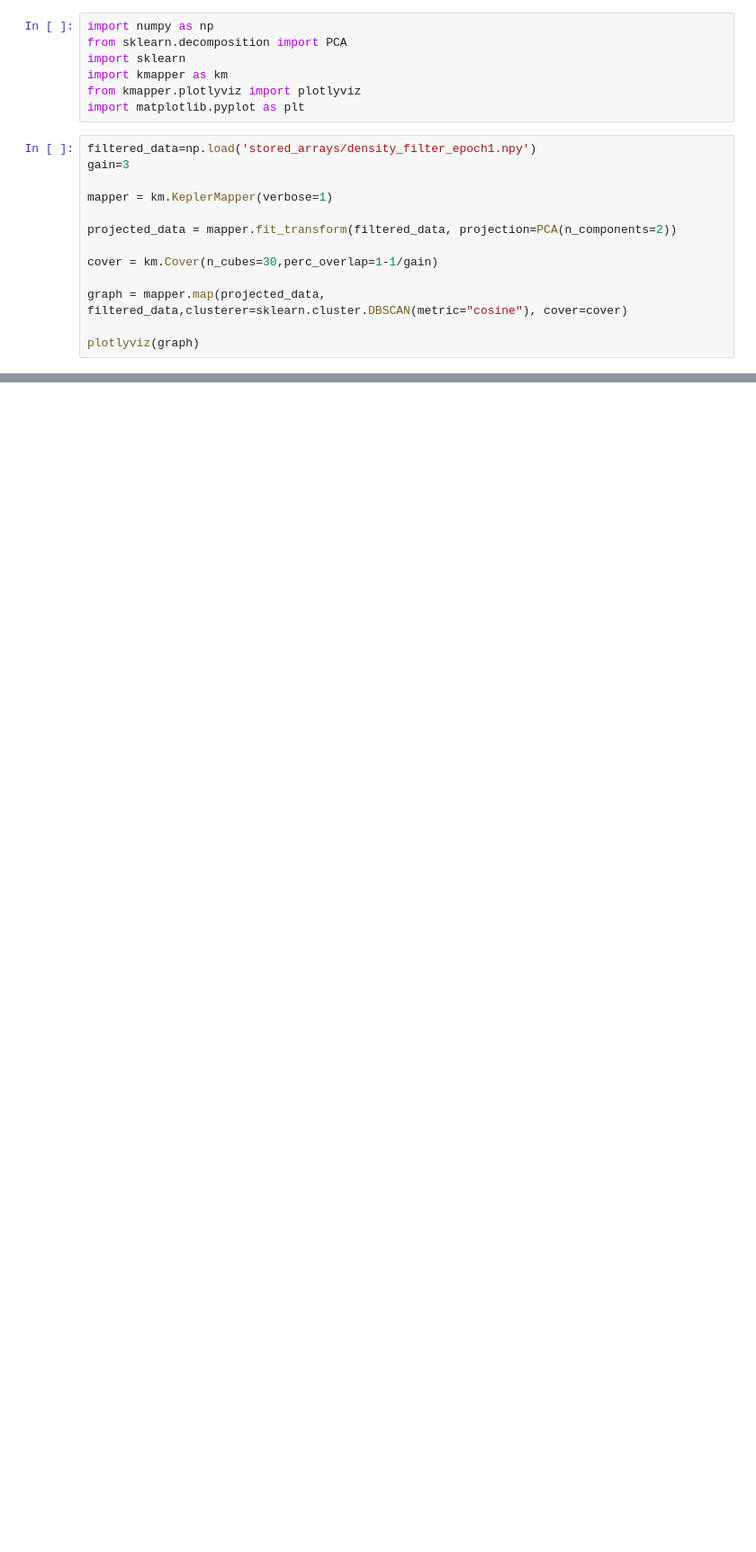
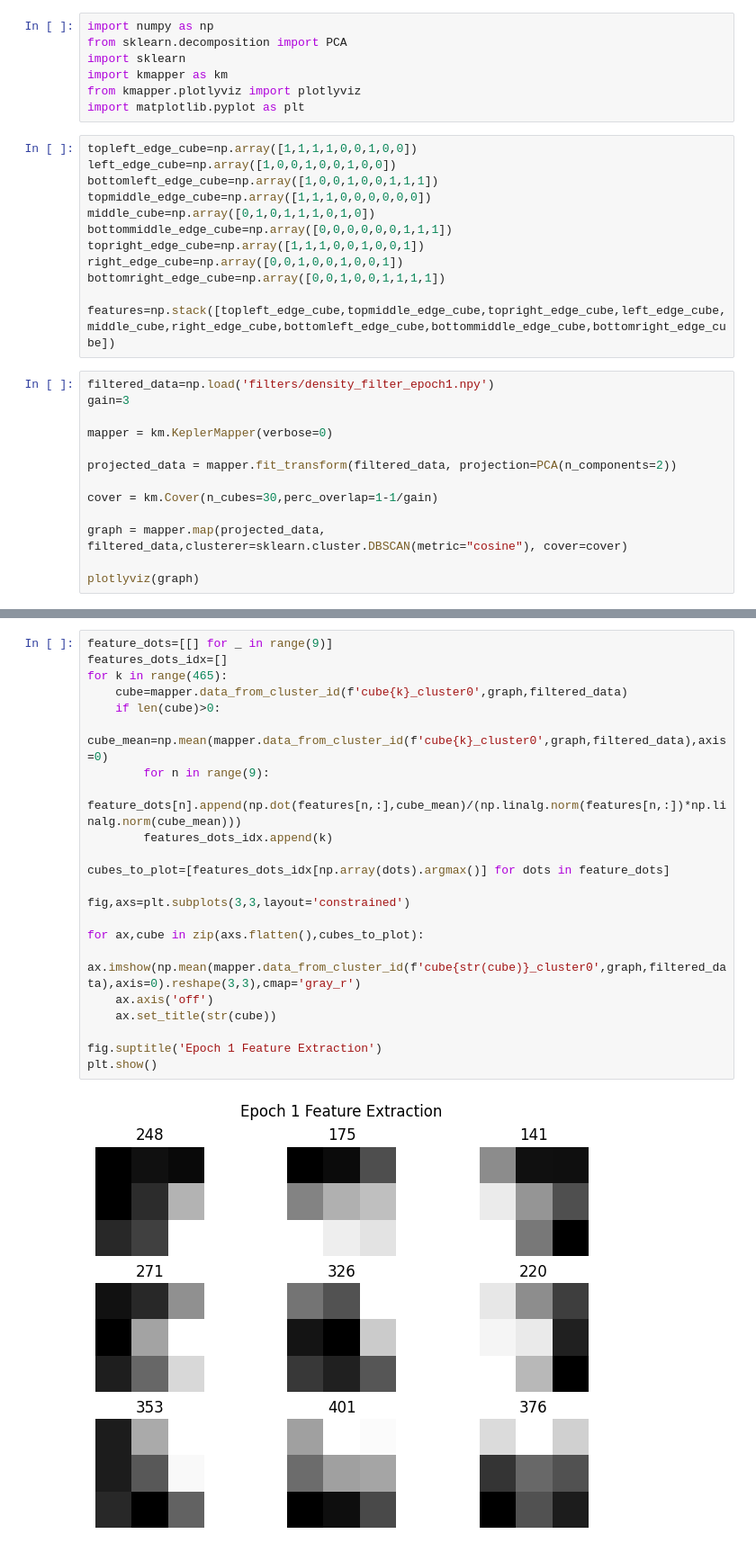
Before and after one commit to ThomasWalker1/Expositions, a Jupyter notebook: cnn_feature_extraction/mapper.ipynb, the cells around one changed output, grey strips where cells are left out. Shown: that part at 90% size. Saved outputs shown, nothing was run; the diff lists cells and outputs as text; blank space fills up the shorter version.

```diff
--- a/cnn_feature_extraction/mapper.ipynb
+++ b/cnn_feature_extraction/mapper.ipynb
@@ -5,11 +5,23 @@ import sklearn
 import kmapper as km
 from kmapper.plotlyviz import plotlyviz
 import matplotlib.pyplot as plt
+# %%
+topleft_edge_cube=np.array([1,1,1,1,0,0,1,0,0])
+left_edge_cube=np.array([1,0,0,1,0,0,1,0,0])
+bottomleft_edge_cube=np.array([1,0,0,1,0,0,1,1,1])
+topmiddle_edge_cube=np.array([1,1,1,0,0,0,0,0,0])
+middle_cube=np.array([0,1,0,1,1,1,0,1,0])
+bottommiddle_edge_cube=np.array([0,0,0,0,0,0,1,1,1])
+topright_edge_cube=np.array([1,1,1,0,0,1,0,0,1])
+right_edge_cube=np.array([0,0,1,0,0,1,0,0,1])
+bottomright_edge_cube=np.array([0,0,1,0,0,1,1,1,1])
+
+features=np.stack([topleft_edge_cube,topmiddle_edge_cube,topright_edge_cube,left_edge_cube,middle_cube,right_edge_cube,bottomleft_edge_cube,bottommiddle_edge_cube,bottomright_edge_cube])
 # %%
-filtered_data=np.load('stored_arrays/density_filter_epoch1.npy')
+filtered_data=np.load('filters/density_filter_epoch1.npy')
 gain=3
 
-mapper = km.KeplerMapper(verbose=1)
+mapper = km.KeplerMapper(verbose=0)
 
 projected_data = mapper.fit_transform(filtered_data, projection=PCA(n_components=2))
 
@@ -55 +51,25 @@ axs[2,1].imshow((np.mean(mapper.data_from_cluster_id('cube18_cluster0',graph,fil
+# %%
+feature_dots=[[] for _ in range(9)]
+features_dots_idx=[]
+for k in range(465):
+    cube=mapper.data_from_cluster_id(f'cube{k}_cluster0',graph,filtered_data)
+    if len(cube)>0:
+        cube_mean=np.mean(mapper.data_from_cluster_id(f'cube{k}_cluster0',graph,filtered_data),axis=0)
+        for n in range(9):
+            feature_dots[n].append(np.dot(features[n,:],cube_mean)/(np.linalg.norm(features[n,:])*np.linalg.norm(cube_mean)))
+        features_dots_idx.append(k)
+
+cubes_to_plot=[features_dots_idx[np.array(dots).argmax()] for dots in feature_dots]
+
+fig,axs=plt.subplots(3,3,layout='constrained')
+
+for ax,cube in zip(axs.flatten(),cubes_to_plot):
+    ax.imshow(np.mean(mapper.data_from_cluster_id(f'cube{str(cube)}_cluster0',graph,filtered_data),axis=0).reshape(3,3),cmap='gray_r')
+    ax.axis('off')
+    ax.set_title(str(cube))
+
+fig.suptitle('Epoch 1 Feature Extraction')
+plt.show()
+# %% [output]
+[figure, added]
 # %%
```
Also changed, not shown: parts of 7 cells of this notebook, 4 other files.
